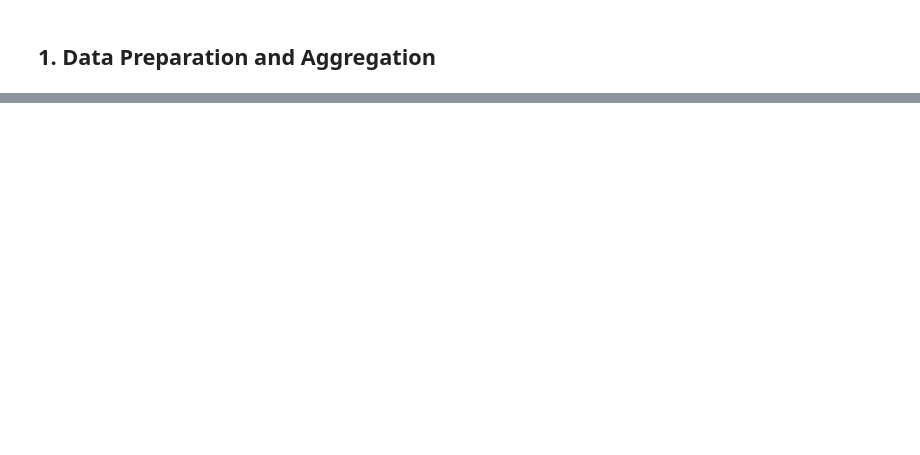
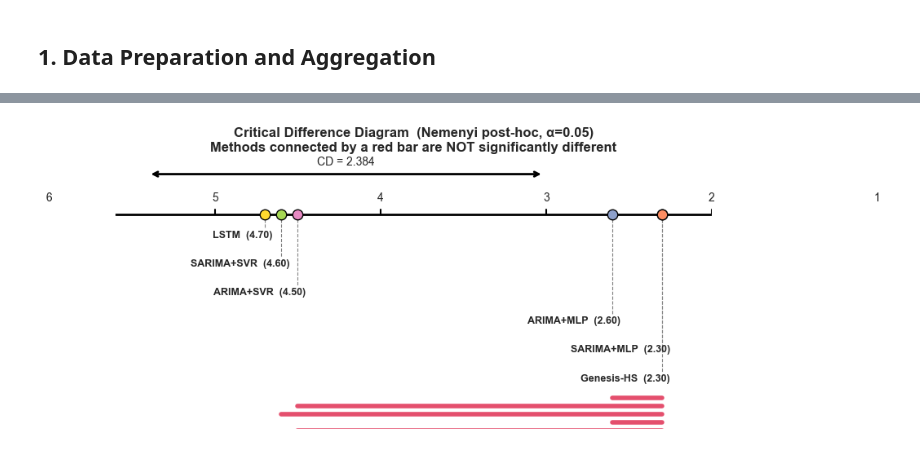
Before and after one commit to HenriqueSabino/RegressorGE, a Jupyter notebook: analysis.ipynb, the cells around one changed output, grey strips where cells are left out. Cells and saved outputs as stored; diff of their text form; code cells hidden in the pictures; blank space fills up the shorter version.

```diff
--- a/analysis.ipynb
+++ b/analysis.ipynb
@@ -1227,0 +353,15 @@ Electricity  0.7475  -0.5046      1.0        2.0     GE
+# %%
+# 6×6 Pairwise win-rate matrix
+k = len(METHOD_ORDER)
+win_matrix = np.zeros((k, k), dtype=int)
+for ds in datasets:
+    for i, mi in enumerate(METHOD_ORDER):
+        for j, mj in enumerate(METHOD_ORDER):
+            if i != j and perf_matrix_r2.loc[ds, mi] > perf_matrix_r2.loc[ds, mj]:
+                win_matrix[i, j] += 1
+
+win_df = pd.DataFrame(win_matrix, index=METHOD_ORDER, columns=METHOD_ORDER)
+
+print("PAIRWISE WIN-RATE MATRIX  (cell i,j = datasets where ROW beats COL on R²)")
+print("=" * 70)
+print(win_df.to_string())
@@ -1227,0 +380,78 @@ Electricity  0.7475  -0.5046      1.0        2.0     GE
+# %%
+# ── (1) Critical Difference (CD) Diagram ────────────────────────────────────
+# Standard companion to the Nemenyi test (Demšar 2006).
+# Connects methods whose rank difference < CD with a thick bar → not sig. different.
+#
+# q_{0.05} for k=6 from Demšar 2006 Table 5: 2.850
+# CD = q * sqrt(k*(k+1) / (6*N))
+
+q_alpha    = 2.850   # Nemenyi critical value for k=6, alpha=0.05
+k_methods  = len(METHOD_ORDER)
+N_datasets = len(datasets)
+cd_value   = q_alpha * np.sqrt(k_methods * (k_methods + 1) / (6 * N_datasets))
+print(f"Critical Difference (α=0.05, k={k_methods}, N={N_datasets}): CD = {cd_value:.4f}")
+
+sorted_ranks = mean_ranks.sort_values()
+methods_s    = sorted_ranks.index.tolist()
+ranks_s      = sorted_ranks.values
+
+fig, ax = plt.subplots(figsize=(11, 4))
+
+lo, hi = min(ranks_s) - 0.3, max(ranks_s) + 0.3
+ax.set_xlim(lo, hi + 0.6)
+ax.set_ylim(-1.5, len(methods_s) + 1.8)
+ax.invert_xaxis()   # rank 1 (best) on the right
+
+# Axis line
+ax.plot([lo, hi + 0.6], [len(methods_s), len(methods_s)], color='black', linewidth=2)
+
+# Tick marks & labels
+for r in np.arange(1, len(METHOD_ORDER) + 1):
+    ax.plot([r, r], [len(methods_s), len(methods_s) + 0.15], color='black', linewidth=1.5)
+    ax.text(r, len(methods_s) + 0.35, str(r), ha='center', va='bottom', fontsize=10)
+
+# Vertical connectors + method labels
+palette_cd = sns.color_palette("Set2", n_colors=len(methods_s))
+for i, (m, r) in enumerate(zip(methods_s, ranks_s)):
+    y_pos = i
+    ax.plot([r, r], [len(methods_s), y_pos + 0.5],
+            color='gray', linewidth=0.8, linestyle='--')
+    ax.plot(r, len(methods_s), 'o',
+            color=palette_cd[i], markersize=9, zorder=5,
+            markeredgecolor='black', markeredgewidth=1)
+    ax.text(r - 0.05, y_pos + 0.25,
+            f'{m}  ({r:.2f})',
+            ha='right', va='center', fontsize=9, fontweight='bold')
+
+# CD annotation (top-left)
+cd_x1 = hi + 0.4
+cd_x2 = cd_x1 - cd_value
+ax.annotate('',
+    xy=(cd_x2, len(methods_s) + 1.4),
+    xytext=(cd_x1, len(methods_s) + 1.4),
+    arrowprops=dict(arrowstyle='<->', color='black', lw=2))
+ax.text((cd_x1 + cd_x2) / 2, len(methods_s) + 1.62,
+        f'CD = {cd_value:.3f}',
+        ha='center', va='bottom', fontsize=10)
+
+# Non-significant groups (|rank_i - rank_j| < CD)
+y_bars = []
+used_y = []
+for i in range(len(methods_s)):
+    for j in range(i + 1, len(methods_s)):
+        if abs(ranks_s[i] - ranks_s[j]) < cd_value:
+            y_try = -0.15
+            while y_try in used_y:
+                y_try -= 0.28
+            used_y.append(y_try)
+            ax.plot([ranks_s[i], ranks_s[j]], [y_try, y_try],
+                    color='crimson', linewidth=4, alpha=0.75, solid_capstyle='round')
+
+ax.axis('off')
+ax.set_title(
+    f'Critical Difference Diagram  (Nemenyi post-hoc, α=0.05)\n'
+    f'Methods connected by a red bar are NOT significantly different',
+    fontsize=12, fontweight='bold', pad=10)
+plt.tight_layout()
+plt.show()
+# %% [output]
@@ -1227,0 +459 @@ Electricity  0.7475  -0.5046      1.0        2.0     GE
+[figure, added]
```
Also changed, not shown: parts of 65 cells of this notebook, 2 other files.
